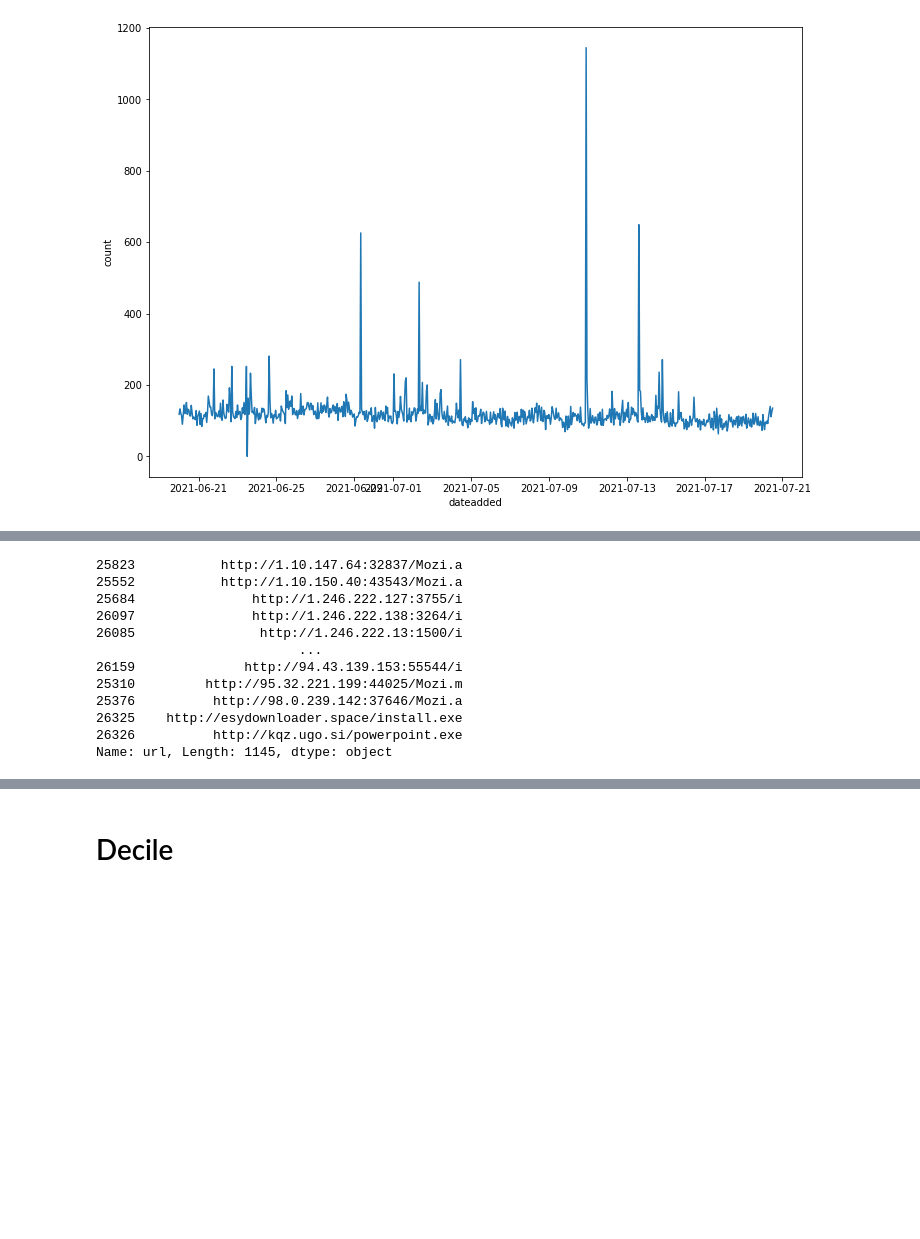
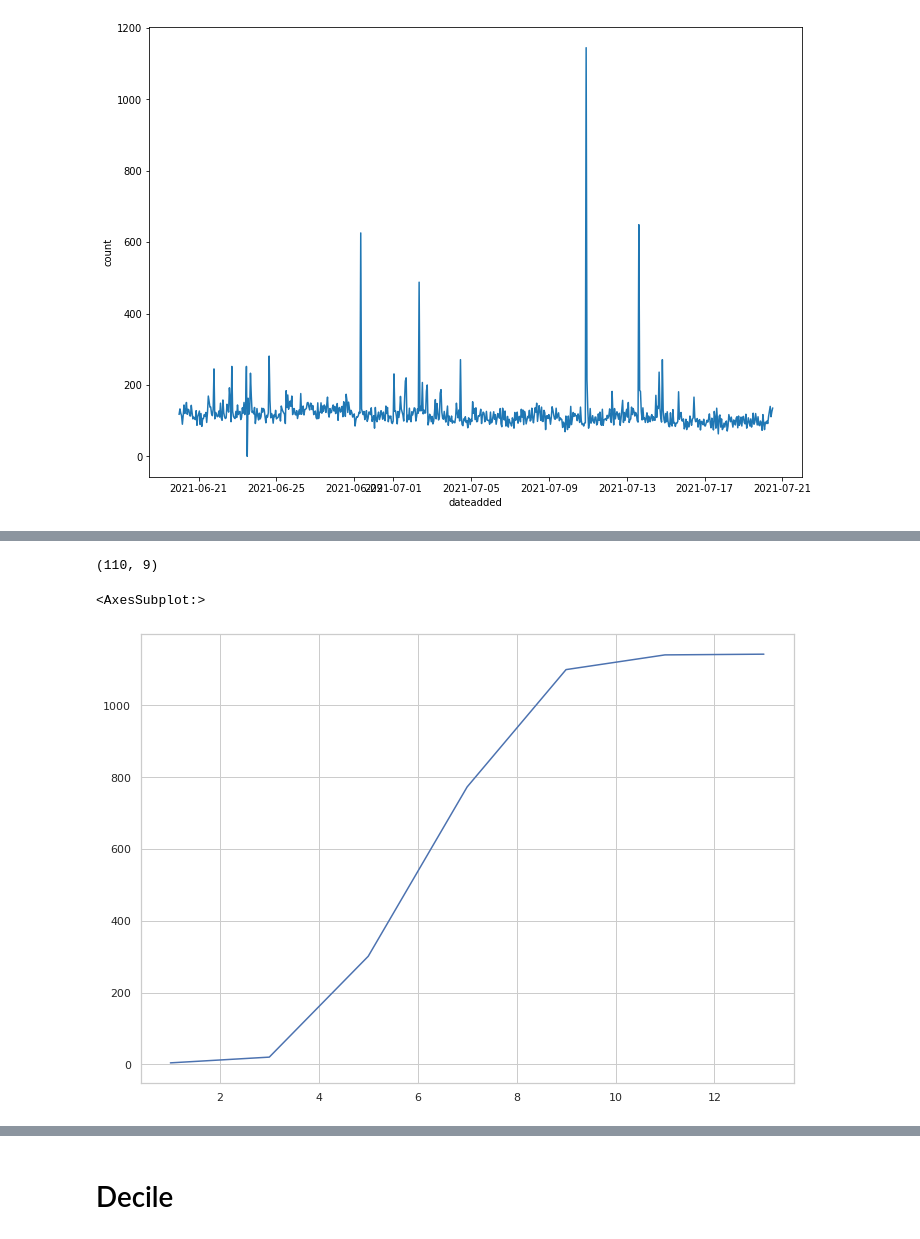
Before and after one commit to Stucki92/POC_ALEIA_GIT_JH, a Jupyter notebook: Notebook_Malware.ipynb, the cells around one changed output, grey strips where cells are left out. Drawn from its saved outputs; the diff is of its cells as text; code cells hidden in the pictures; blank space fills up the shorter version.

Commit message:
Ajout distance Levenshtein

```diff
--- a/Notebook_Malware.ipynb
+++ b/Notebook_Malware.ipynb
@@ -46,2 +84,4 @@ sns.lineplot(ax=ax, data=df_ts, x="dateadded", y="count")
 # %%
-df_ts[df_ts['count'] == df_ts['count'].max()]['dateadded']
+index1 = df_ts[df_ts['count'] == df_ts['count'].max()]['dateadded'].index[0]
+timestamp1 = df_ts.iloc[index1]['dateadded']
+data_max = dataframe[dataframe['date_round'] == timestamp1]
@@ -63,17 +87,0 @@ dataframe['date_round'] = pd.Series(np.array(dataframe.dateadded, dtype='datetim
-# %%
-data_max = dataframe[dataframe['date_round'] == '2021-07-10 22:00:00']
-# %%
-data_max['url'].sort_values()
-# %% [output]
-25823           http://1.10.147.64:32837/Mozi.a
-25552           http://1.10.150.40:43543/Mozi.a
-25684               http://1.246.222.127:3755/i
-26097               http://1.246.222.138:3264/i
-26085                http://1.246.222.13:1500/i
-                          ...
-26159              http://94.43.139.153:55544/i
-25310         http://95.32.221.199:44025/Mozi.m
-25376          http://98.0.239.142:37646/Mozi.a
-26325    http://esydownloader.space/install.exe
-26326          http://kqz.ugo.si/powerpoint.exe
-Name: url, Length: 1145, dtype: object
@@ -79,0 +92,28 @@ Name: url, Length: 1145, dtype: object
+# %%
+data_2.shape
+# %% [output]
+(110, 9)
+# %%
+tab1 = data_max.url.to_numpy()
+# %%
+from sklearn.cluster import dbscan
+
+def lev_metric(x, y):
+    i, j = int(x[0]), int(y[0])     # extract indices
+    return leven.distance(tab1[i], tab1[j])
+
+X = np.arange(len(tab1)).reshape(-1, 1)
+
+list_n_signaux = []
+for i in range(1,15,2):
+    tab_dbscan = dbscan(X, metric=lev_metric, eps=i, min_samples=2)[0]
+    df_unique_cluster = data_max[data_max.reset_index().index.isin(tab_dbscan)]
+    n_signaux = df_unique_cluster.shape[0]
+    list_n_signaux.append(n_signaux)
+# %%
+a4_dims = (11.7, 8.27)
+fig, ax = pyplot.subplots(figsize=a4_dims)
+sns.lineplot(ax=ax, x=[i for i in range(1,15,2)], y=list_n_signaux)
+# %% [output]
+<AxesSubplot:>
+[figure, added]
```
Also changed, not shown: parts of 23 cells of this notebook.
